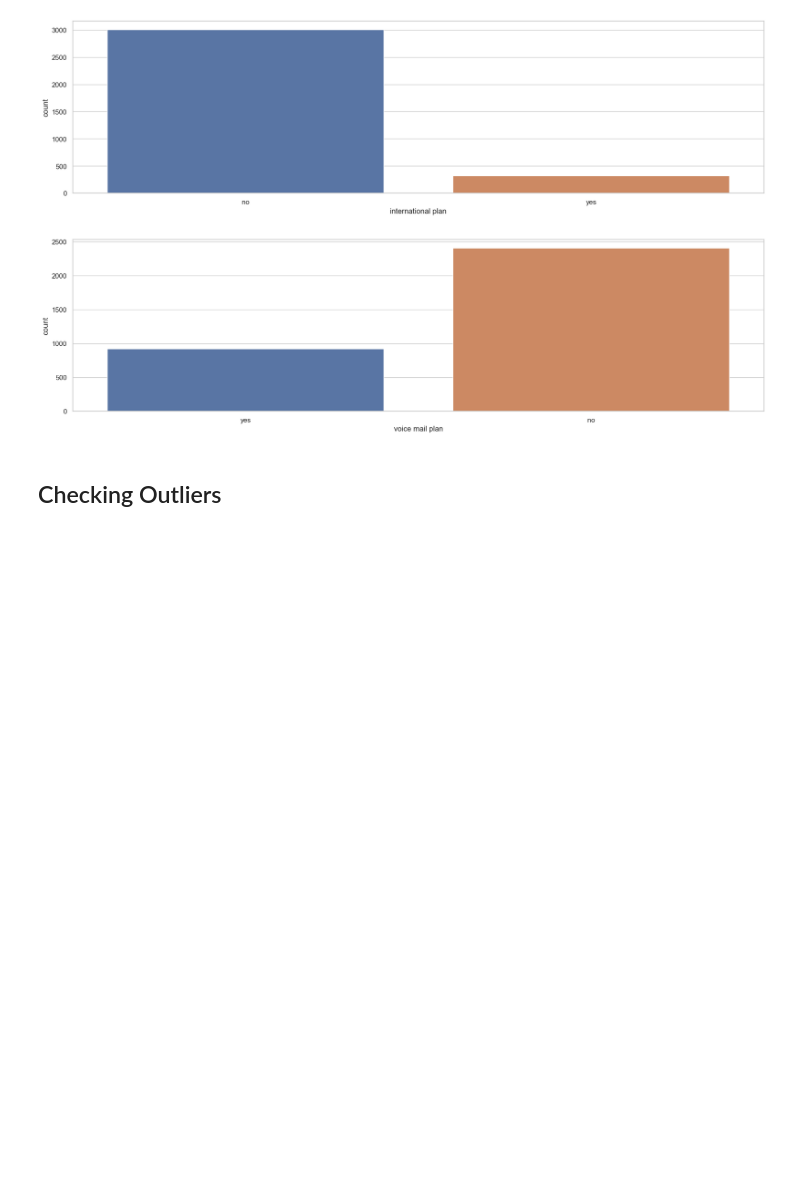
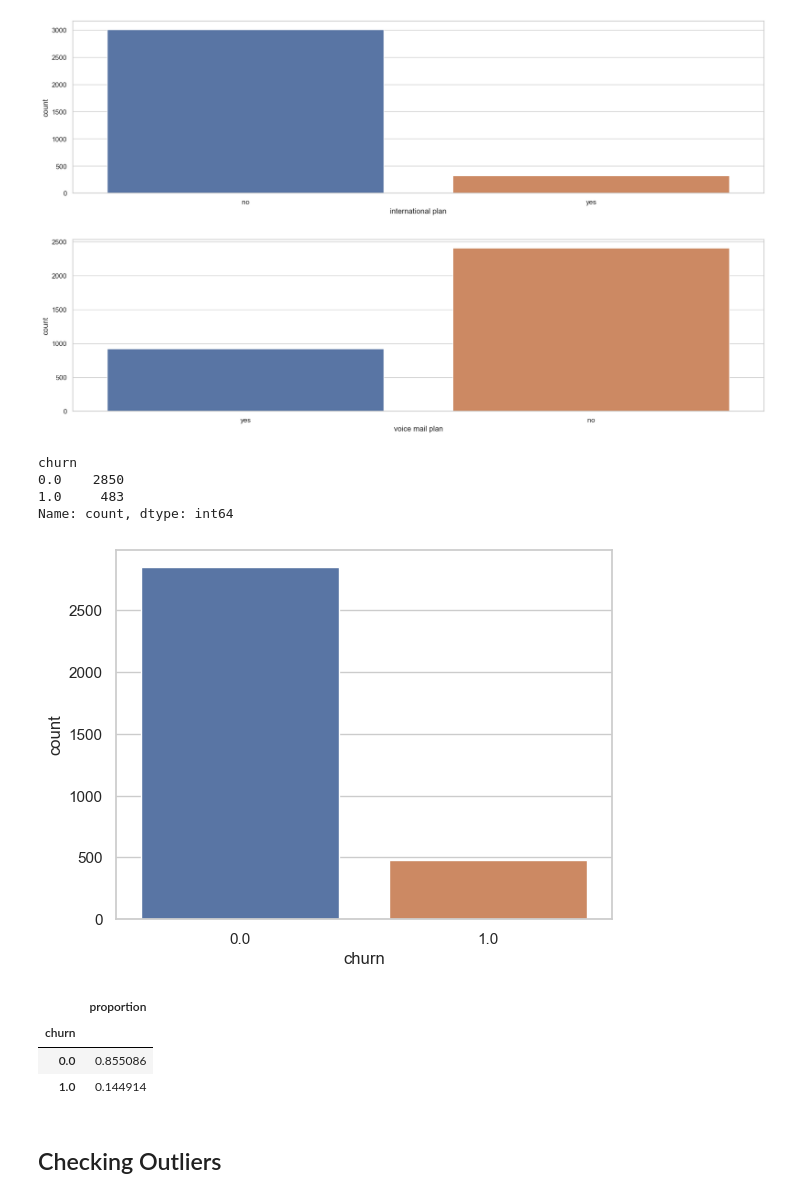
Before and after one commit to MitchMatt/SyriaTel-Customer-Churn, a Jupyter notebook: index.ipynb, the cells around one changed output. Saved outputs shown, nothing was run; the diff lists cells and outputs as text; code cells hidden in the pictures; blank space fills up the shorter version.

```diff
--- a/index.ipynb
+++ b/index.ipynb
@@ -225,6 +225,26 @@ for feature in categorical:
 [figure]
 [figure]
 [figure]
+# %%
+# Plotting the distribution of  the target variable - churn
+print(df['churn'].value_counts())
+sns.countplot(data=df,x='churn')
+plt.show()
+# %% [output]
+churn
+0.0    2850
+1.0     483
+Name: count, dtype: int64
+[figure, added]
+# %%
+# Checking for the percentage of Churn
+churn_perc = pd.DataFrame(df['churn'].value_counts(normalize=True))
+churn_perc
+# %% [output]
+|  | proportion |
+| churn |  |
+| 0.0 | 0.855086 |
+| 1.0 | 0.144914 |
 # %% [markdown]
 ## Checking Outliers
 # %%
```
Also changed, not shown: parts of 3 cells of this notebook.
